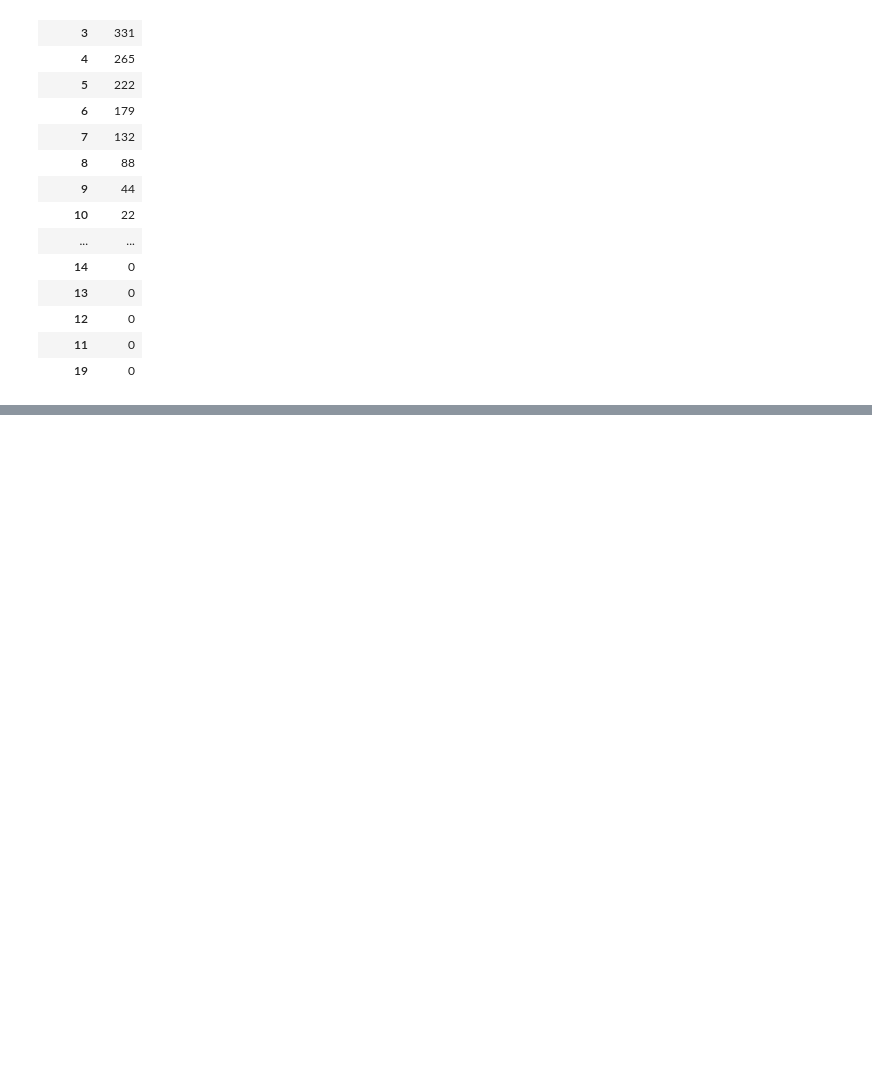
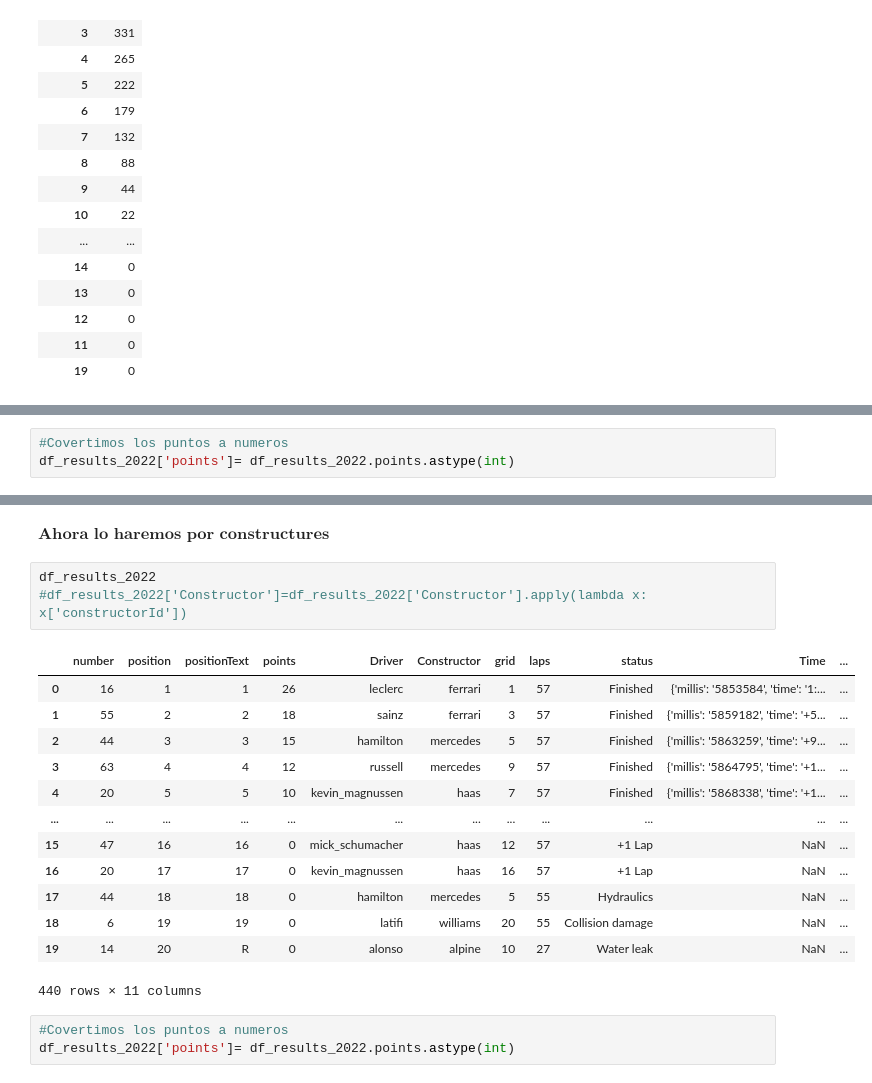
Before and after one commit to Dulce092/f-rmula-1-data-, a Jupyter notebook: f-1 analisis .ipynb, the cells around one changed output, grey strips where cells are left out. Cells and saved outputs as stored; diff of their text form; blank space fills up the shorter version.

```diff
--- a/f-1 analisis .ipynb
+++ b/f-1 analisis .ipynb
@@ -132,0 +133,3 @@ Finalizamos
+# %%
+#Covertimos los puntos a numeros
+df_results_2022['points']= df_results_2022.points.astype(int)
@@ -132,0 +157,22 @@ Finalizamos
+# %% [markdown]
+$\textbf{Ahora lo haremos por constructures}$
+# %%
+df_results_2022
+#df_results_2022['Constructor']=df_results_2022['Constructor'].apply(lambda x: x['constructorId'])
+# %% [output]
+|  | number | position | positionText | points | Driver | Constructor | grid | laps | status | Time | ... |
+| 0 | 16 | 1 | 1 | 26 | leclerc | ferrari | 1 | 57 | Finished | {'millis': '5853584', 'time': '1:... | ... |
+| 1 | 55 | 2 | 2 | 18 | sainz | ferrari | 3 | 57 | Finished | {'millis': '5859182', 'time': '+5... | ... |
+| 2 | 44 | 3 | 3 | 15 | hamilton | mercedes | 5 | 57 | Finished | {'millis': '5863259', 'time': '+9... | ... |
+| 3 | 63 | 4 | 4 | 12 | russell | mercedes | 9 | 57 | Finished | {'millis': '5864795', 'time': '+1... | ... |
+| 4 | 20 | 5 | 5 | 10 | kevin_magnussen | haas | 7 | 57 | Finished | {'millis': '5868338', 'time': '+1... | ... |
+| ... | ... | ... | ... | ... | ... | ... | ... | ... | ... | ... | ... |
+| 15 | 47 | 16 | 16 | 0 | mick_schumacher | haas | 12 | 57 | +1 Lap | NaN | ... |
+| 16 | 20 | 17 | 17 | 0 | kevin_magnussen | haas | 16 | 57 | +1 Lap | NaN | ... |
+| 17 | 44 | 18 | 18 | 0 | hamilton | mercedes | 5 | 55 | Hydraulics | NaN | ... |
+| 18 | 6 | 19 | 19 | 0 | latifi | williams | 20 | 55 | Collision damage | NaN | ... |
+| 19 | 14 | 20 | R | 0 | alonso | alpine | 10 | 27 | Water leak | NaN | ... |
+440 rows × 11 columns
+# %%
+#Covertimos los puntos a numeros
+df_results_2022['points']= df_results_2022.points.astype(int)
```
Also changed, not shown: parts of 11 cells of this notebook.
